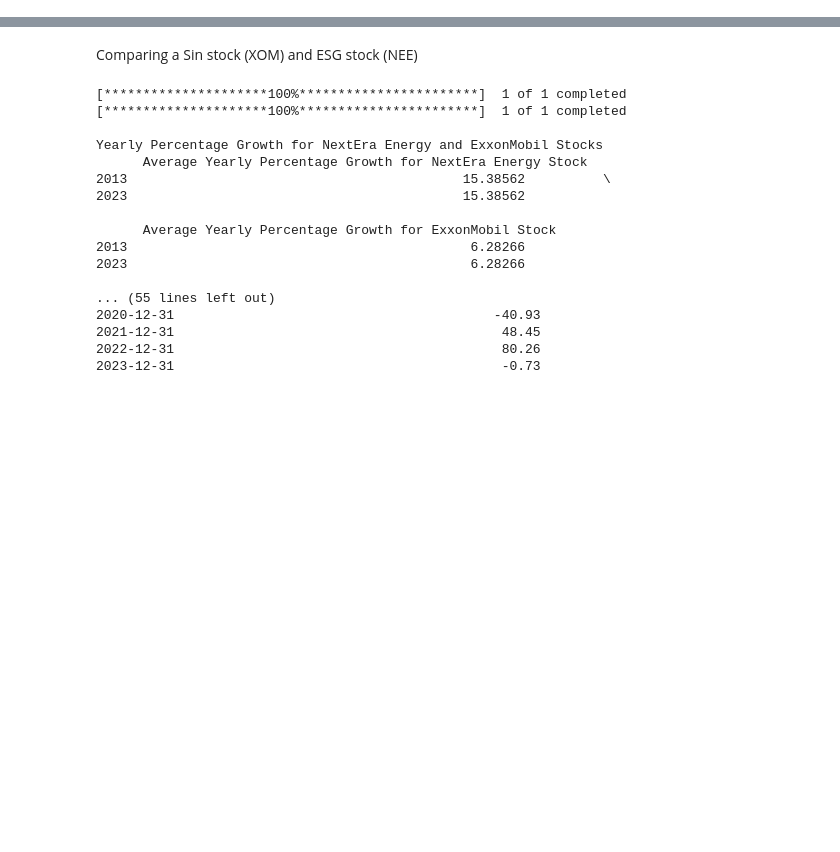
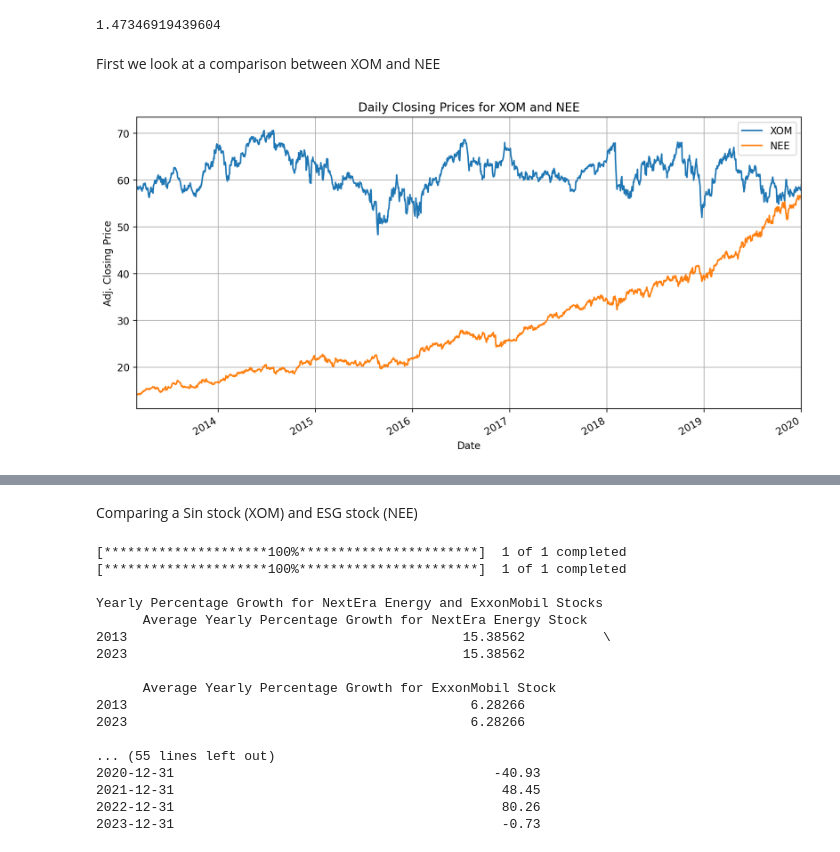
Before and after one commit to wkr558/Seminar-anv., a Jupyter notebook: seminardata.ipynb, the cells around one changed output, grey strips where cells are left out. Saved outputs shown, nothing was run; the diff lists cells and outputs as text; code cells hidden in the pictures; blank space fills up the shorter version.

```diff
--- a/seminardata.ipynb
+++ b/seminardata.ipynb
@@ -52,0 +192,30 @@ Date
+# %%
+v1 = jh_results.evec[:, 0]
+v2 = jh_results.evec[:, 1]
+if jh_results.eig[0]>jh_results.eig[1]:
+    beta_co=v1[1]/v1[0] # Normalizing the beta coefficient, depending on which eigenvalues are the largest.
+else:
+    beta_co=v2[1]/v2[0]
+print(beta_co)
+# %% [output]
+1.47346919439604
+# %% [markdown]
+First we look at a comparison between XOM and NEE
+# %%
+# final pair to test strategy (To obtain results from other promising assets, this has to be changed here)
+asset1 = 'XOM'
+asset2 = 'NEE'
+
+# create a train dataframe of 2 assets
+train = pd.DataFrame()
+train['asset1'] = train_close[asset1]
+train['asset2'] = train_close[asset2]
+
+# visualize closing prices
+ax = train[['asset1','asset2']].plot(figsize=(12, 6), title = 'Daily Closing Prices for {} and {}'.format(asset1,asset2))
+ax.set_ylabel("Adj. Closing Price")
+ax.set_xlim(start_train,start_test)
+ax.legend(['XOM','NEE']) #Change ticker name here as well
+ax.grid(True);
+# %% [output]
+[figure, added]
```
Also changed, not shown: parts of 50 cells of this notebook.
